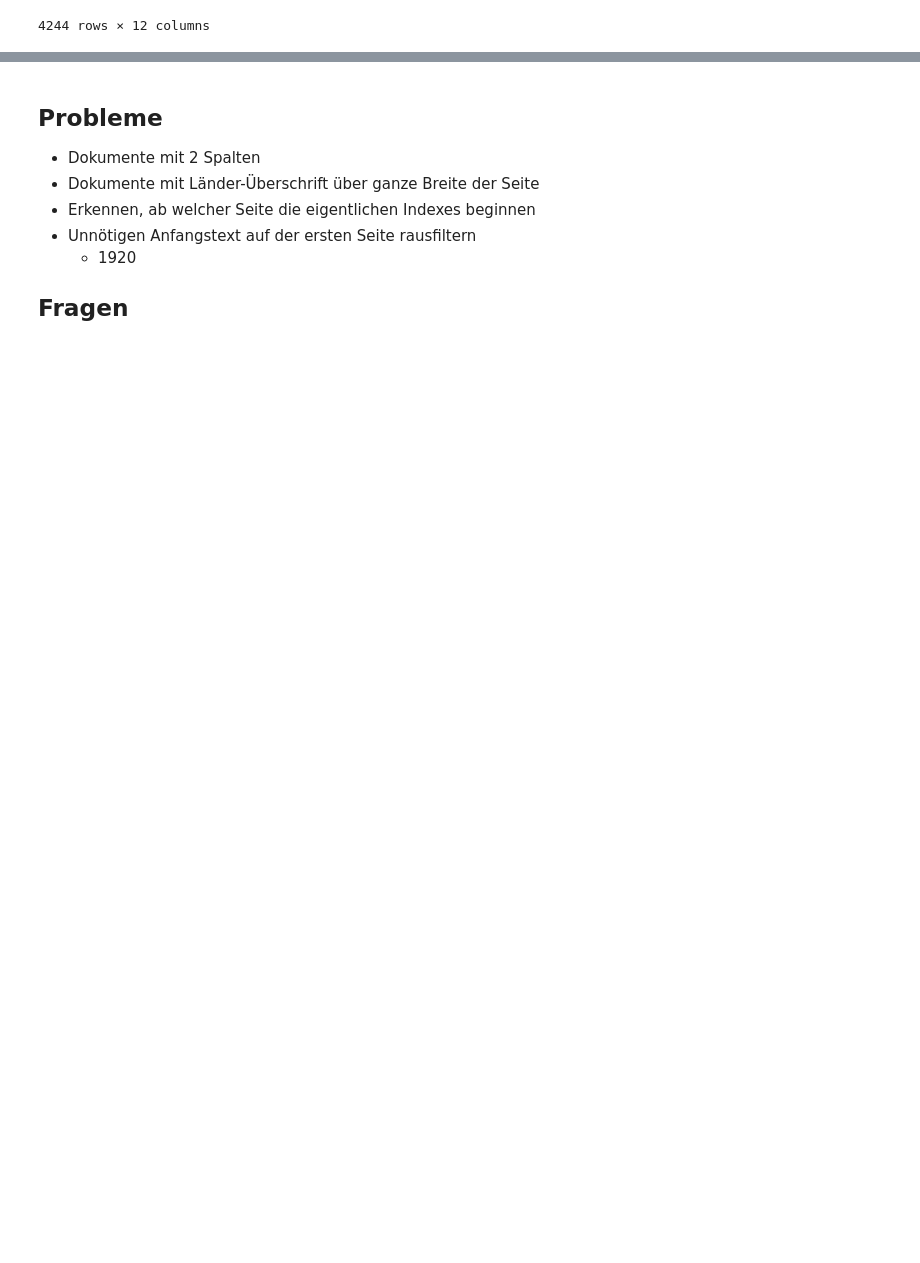
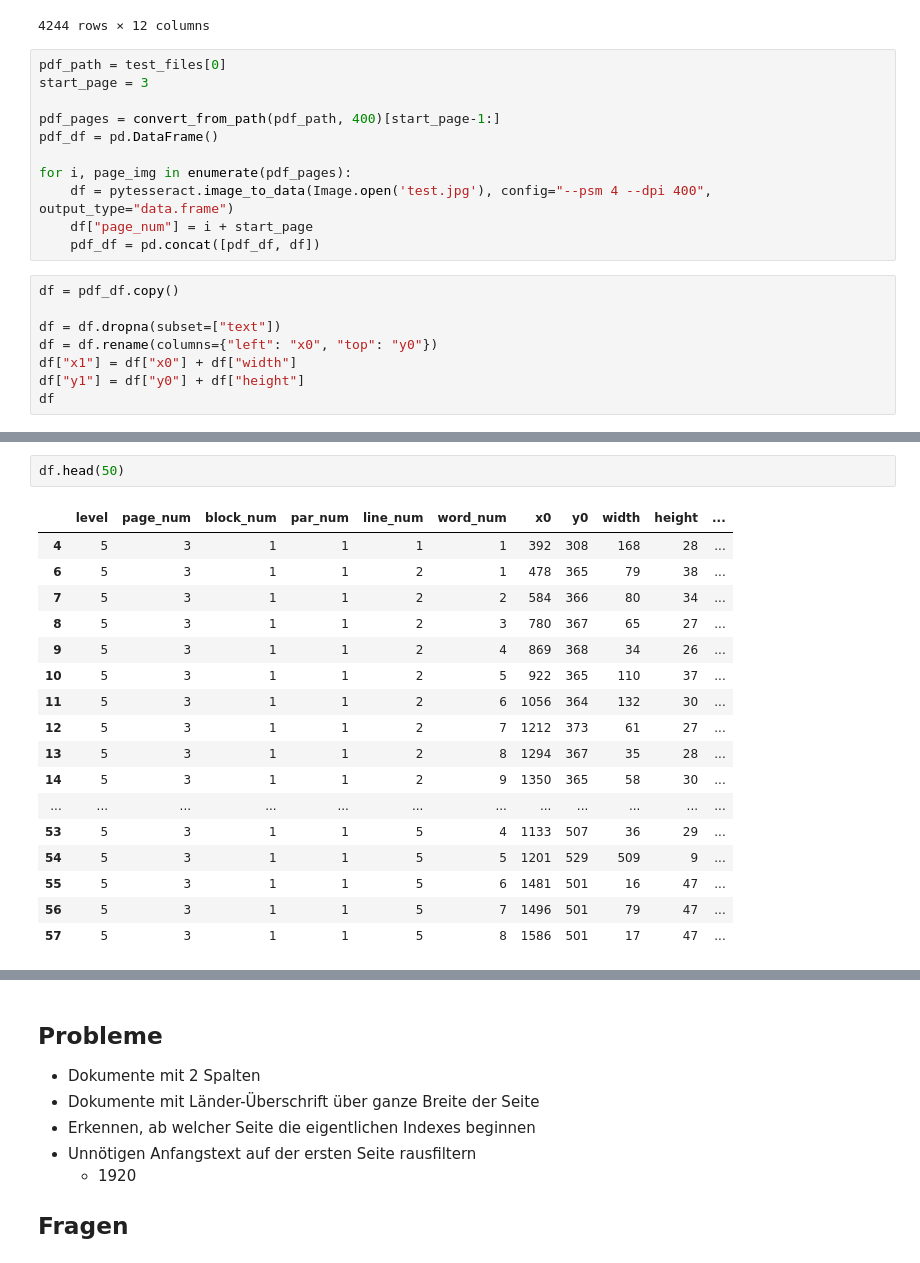
Before and after one commit to jeusa/indexex, a Jupyter notebook: code/index_extraction.ipynb, the cells around one changed output, grey strips where cells are left out. Saved outputs shown, nothing was run; the diff lists cells and outputs as text; blank space fills up the shorter version.

```diff
--- a/code/index_extraction.ipynb
+++ b/code/index_extraction.ipynb
@@ -207,3 +193,22 @@ classification.improve_classification(ll_df)
 | 4323 | Zb. = Zbornile zakona i naredaba. | [Zb. =, Zbornile, zakona, i, nare... | 62.0 | 562.45 | 195.35 | 573.75 | 82 | 1 | 0 | other | other | ... |
 | 4324 | 110L.S. 1940 (Ven. 1). | [110L.S. 1940 (Ven. 1).] | 63.0 | 582.02 | 151.79 | 591.62 | 82 | 1 | 0 | other | other | ... |
 4244 rows × 12 columns
+# %%
+pdf_path = test_files[0]
+start_page = 3
+
+pdf_pages = convert_from_path(pdf_path, 400)[start_page-1:]
+pdf_df = pd.DataFrame()
+
+for i, page_img in enumerate(pdf_pages):
+    df = pytesseract.image_to_data(Image.open('test.jpg'), config="--psm 4 --dpi 400", output_type="data.frame")
+    df["page_num"] = i + start_page
+    pdf_df = pd.concat([pdf_df, df])
+# %%
+df = pdf_df.copy()
+
+df = df.dropna(subset=["text"])
+df = df.rename(columns={"left": "x0", "top": "y0"})
+df["x1"] = df["x0"] + df["width"]
+df["y1"] = df["y0"] + df["height"]
+df
@@ -209,0 +229,20 @@ classification.improve_classification(ll_df)
+# %%
+df.head(50)
+# %% [output]
+|  | level | page_num | block_num | par_num | line_num | word_num | x0 | y0 | width | height | ... |
+| 4 | 5 | 3 | 1 | 1 | 1 | 1 | 392 | 308 | 168 | 28 | ... |
+| 6 | 5 | 3 | 1 | 1 | 2 | 1 | 478 | 365 | 79 | 38 | ... |
+| 7 | 5 | 3 | 1 | 1 | 2 | 2 | 584 | 366 | 80 | 34 | ... |
+| 8 | 5 | 3 | 1 | 1 | 2 | 3 | 780 | 367 | 65 | 27 | ... |
+| 9 | 5 | 3 | 1 | 1 | 2 | 4 | 869 | 368 | 34 | 26 | ... |
+| 10 | 5 | 3 | 1 | 1 | 2 | 5 | 922 | 365 | 110 | 37 | ... |
+| 11 | 5 | 3 | 1 | 1 | 2 | 6 | 1056 | 364 | 132 | 30 | ... |
+| 12 | 5 | 3 | 1 | 1 | 2 | 7 | 1212 | 373 | 61 | 27 | ... |
+| 13 | 5 | 3 | 1 | 1 | 2 | 8 | 1294 | 367 | 35 | 28 | ... |
+| 14 | 5 | 3 | 1 | 1 | 2 | 9 | 1350 | 365 | 58 | 30 | ... |
+| ... | ... | ... | ... | ... | ... | ... | ... | ... | ... | ... | ... |
+| 53 | 5 | 3 | 1 | 1 | 5 | 4 | 1133 | 507 | 36 | 29 | ... |
+| 54 | 5 | 3 | 1 | 1 | 5 | 5 | 1201 | 529 | 509 | 9 | ... |
+| 55 | 5 | 3 | 1 | 1 | 5 | 6 | 1481 | 501 | 16 | 47 | ... |
+| 56 | 5 | 3 | 1 | 1 | 5 | 7 | 1496 | 501 | 79 | 47 | ... |
+| 57 | 5 | 3 | 1 | 1 | 5 | 8 | 1586 | 501 | 17 | 47 | ... |
```
Also changed, not shown: parts of 18 cells of this notebook, 3 other files.
